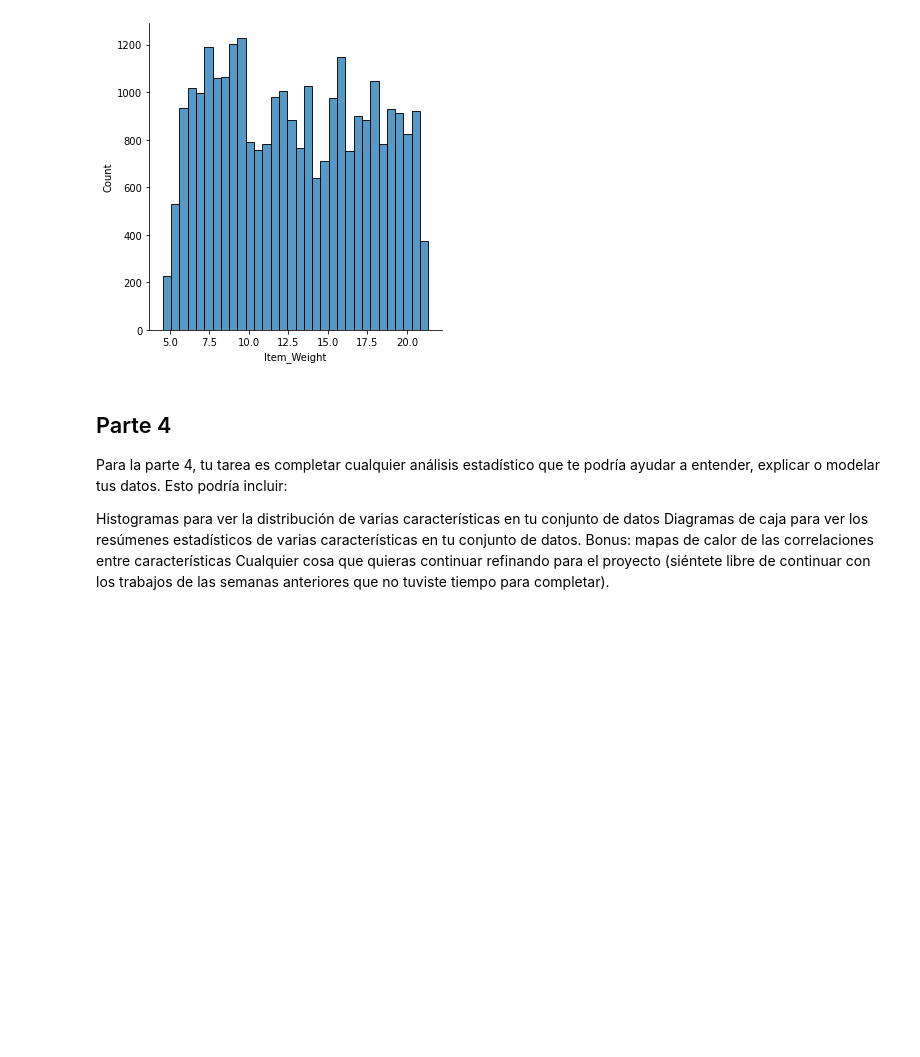
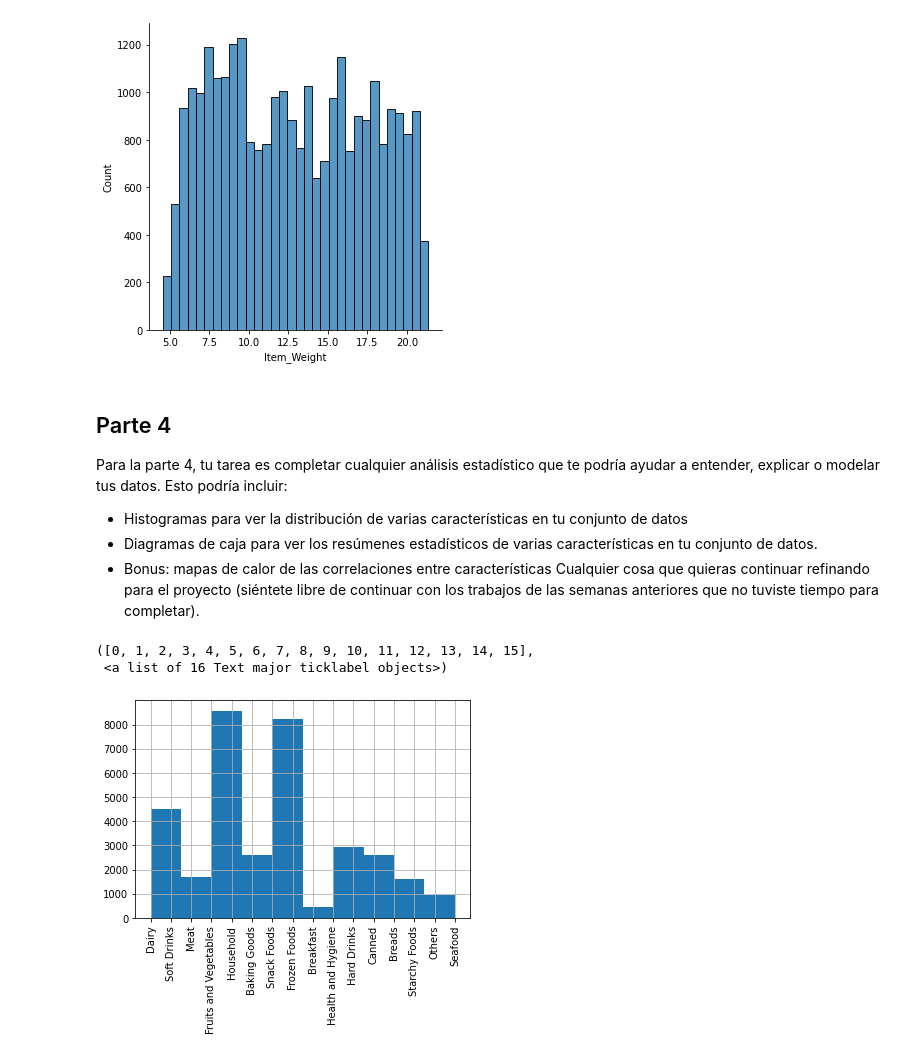
Before and after one commit to cesaralejon/sales-predictions, a Jupyter notebook: Proyecto1_SP.ipynb, the cells around one changed output. Cells and saved outputs as stored; diff of their text form; code cells hidden in the pictures; blank space fills up the shorter version.

```diff
--- a/Proyecto1_SP.ipynb
+++ b/Proyecto1_SP.ipynb
@@ -200,7 +200,14 @@ sns.displot(sp.Item_Weight)
 
 Para la parte 4, tu tarea es completar cualquier análisis estadístico que te podría ayudar a entender, explicar o modelar tus datos. Esto podría incluir:
 
-Histogramas para ver la distribución de varias características en tu conjunto de datos
-Diagramas de caja para ver los resúmenes estadísticos de varias características en tu conjunto de datos.
-Bonus: mapas de calor de las correlaciones entre características
+* Histogramas para ver la distribución de varias características en tu conjunto de datos
+* Diagramas de caja para ver los resúmenes estadísticos de varias características en tu conjunto de datos.
+* Bonus: mapas de calor de las correlaciones entre características
 Cualquier cosa que quieras continuar refinando para el proyecto (siéntete libre de continuar con los trabajos de las semanas anteriores que no tuviste tiempo para completar).
+# %%
+sp['Item_Type'].hist()
+plt.xticks(rotation = 90)
+# %% [output]
+([0, 1, 2, 3, 4, 5, 6, 7, 8, 9, 10, 11, 12, 13, 14, 15],
+ <a list of 16 Text major ticklabel objects>)
+[figure, added]
```
Also changed, not shown: parts of 2 cells of this notebook.
